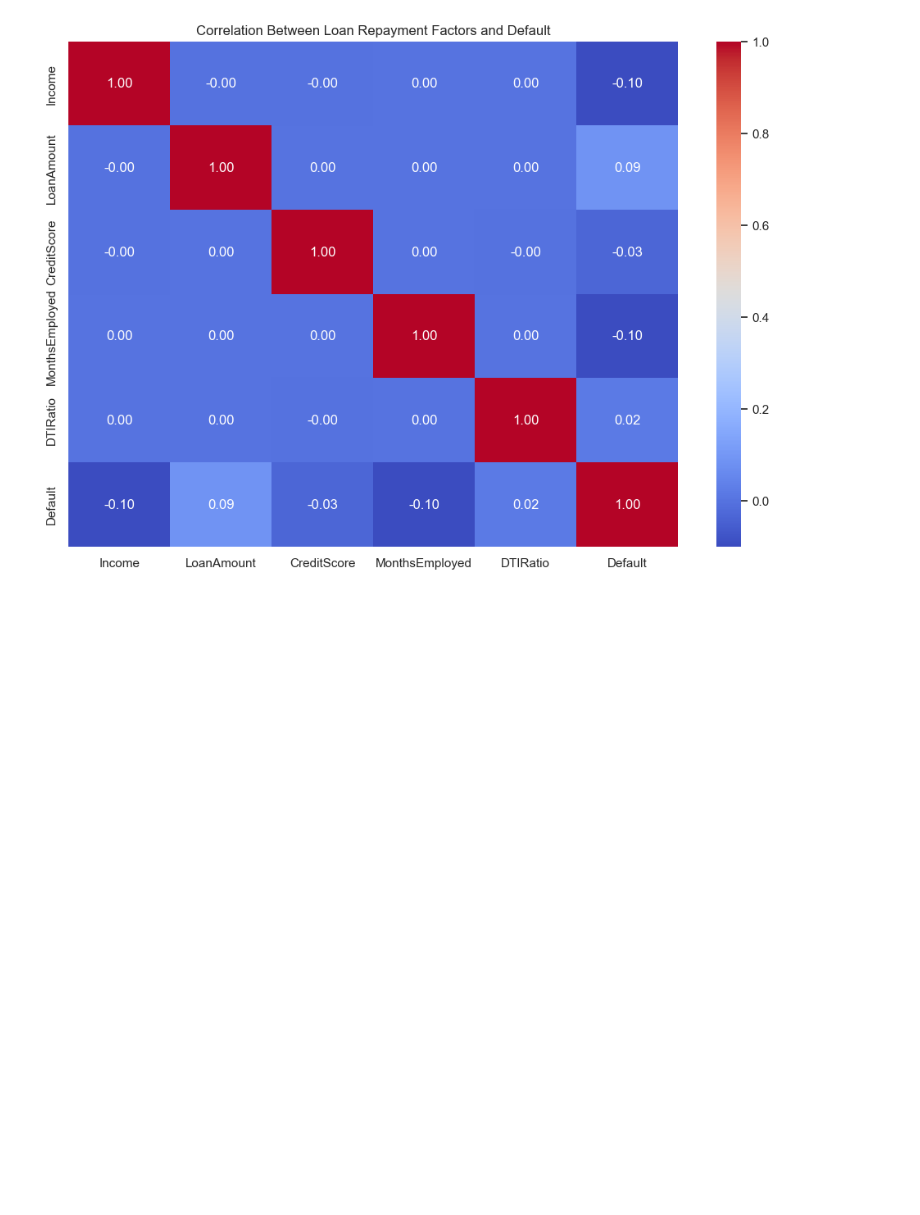
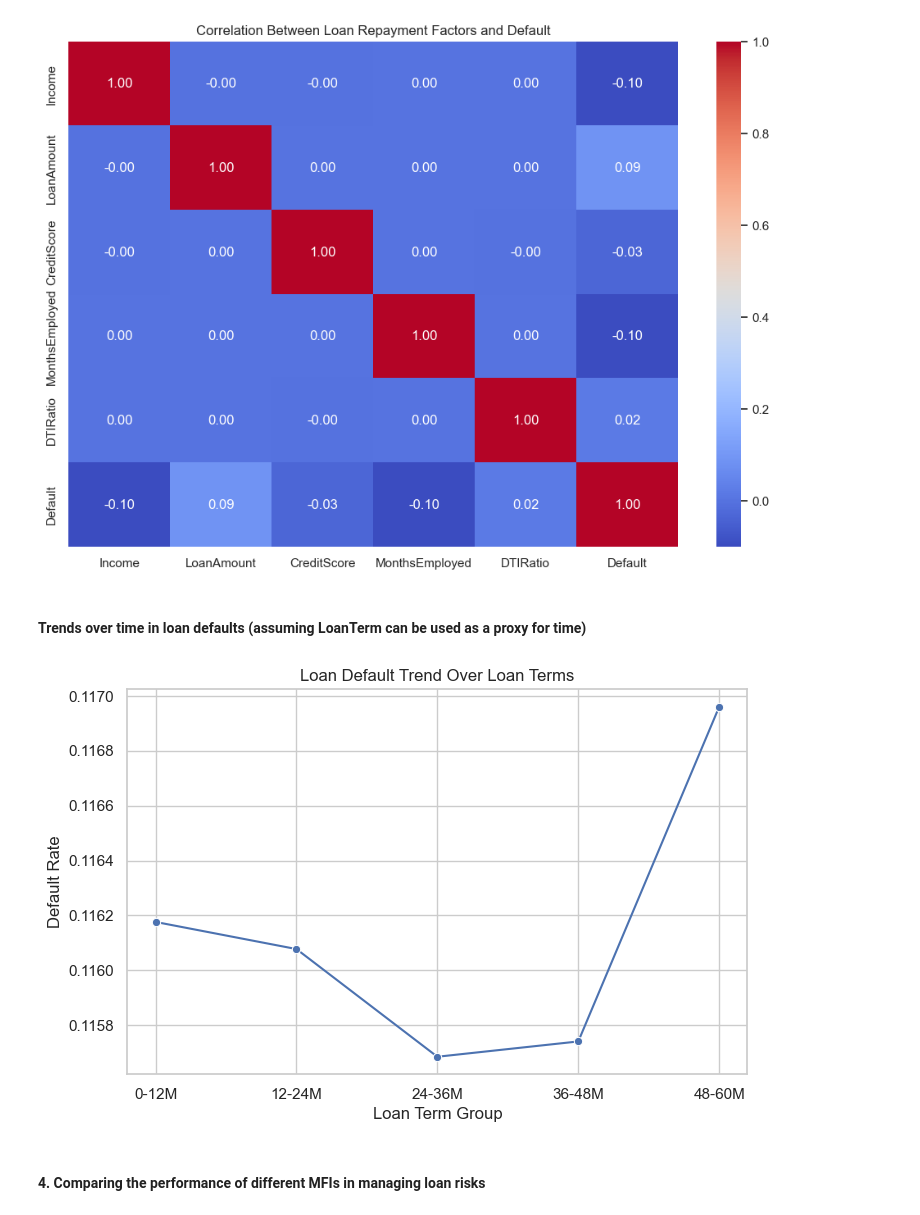
Before and after one commit to Muquadam/FIRST_VS_CODE_PROJECT, a Jupyter notebook: fdhdg.ipynb, the cells around one changed output. Saved outputs shown, nothing was run; the diff lists cells and outputs as text; code cells hidden in the pictures; blank space fills up the shorter version.

```diff
--- a/fdhdg.ipynb
+++ b/fdhdg.ipynb
@@ -105,3 +105,18 @@ plt.title('Correlation Between Loan Repayment Factors and Default')
 plt.show()
 # %% [output]
 [figure]
+# %% [markdown]
+#### Trends over time in loan defaults (assuming LoanTerm can be used as a proxy for time)
+# %%
+df['LoanTerm_Group'] = pd.cut(df['LoanTerm'], bins=[0, 12, 24, 36, 48, 60, 72], labels=['0-12M', '12-24M', '24-36M', '36-48M', '48-60M', '60-72M'])
+default_trend = df.groupby('LoanTerm_Group')['Default'].mean()
+plt.figure(figsize=(8, 5))
+sns.lineplot(x=default_trend.index, y=default_trend.values, marker='o')
+plt.title('Loan Default Trend Over Loan Terms')
+plt.xlabel('Loan Term Group')
+plt.ylabel('Default Rate')
+plt.show()
+# %% [output]
+[figure, added]
+# %% [markdown]
+#### 4. Comparing the performance of different MFIs in managing loan risks
```
